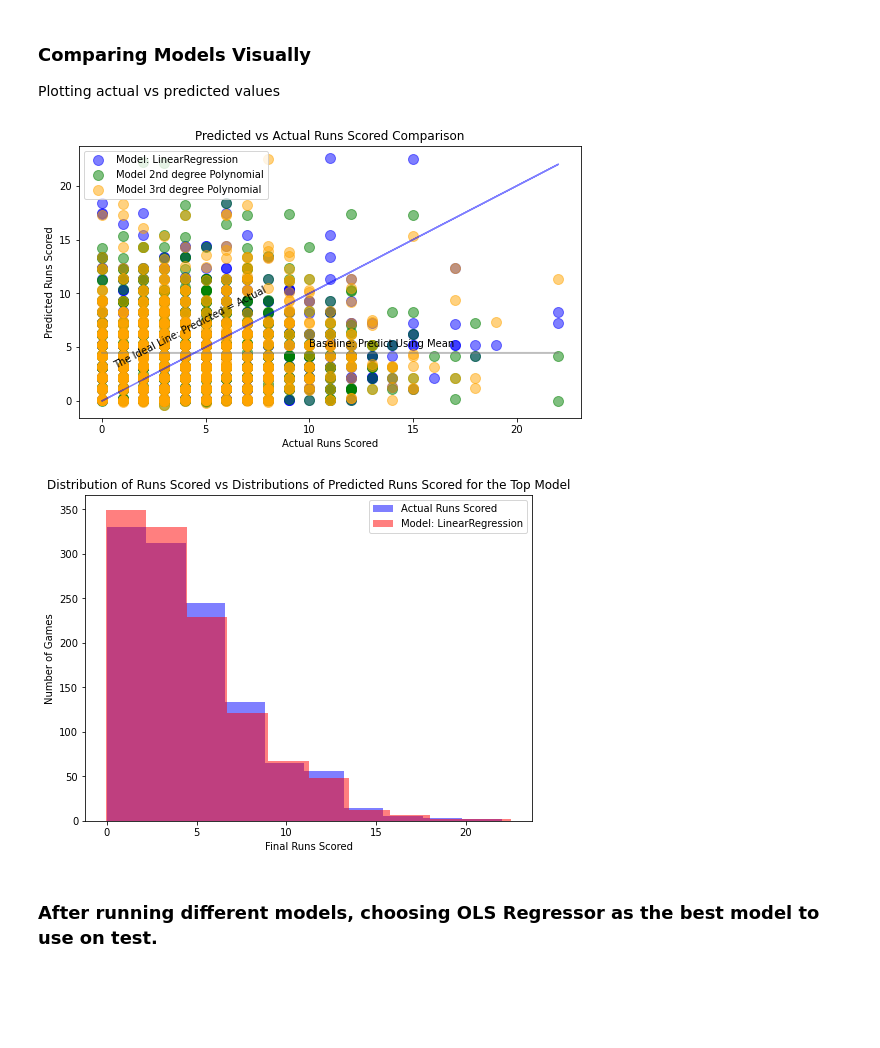
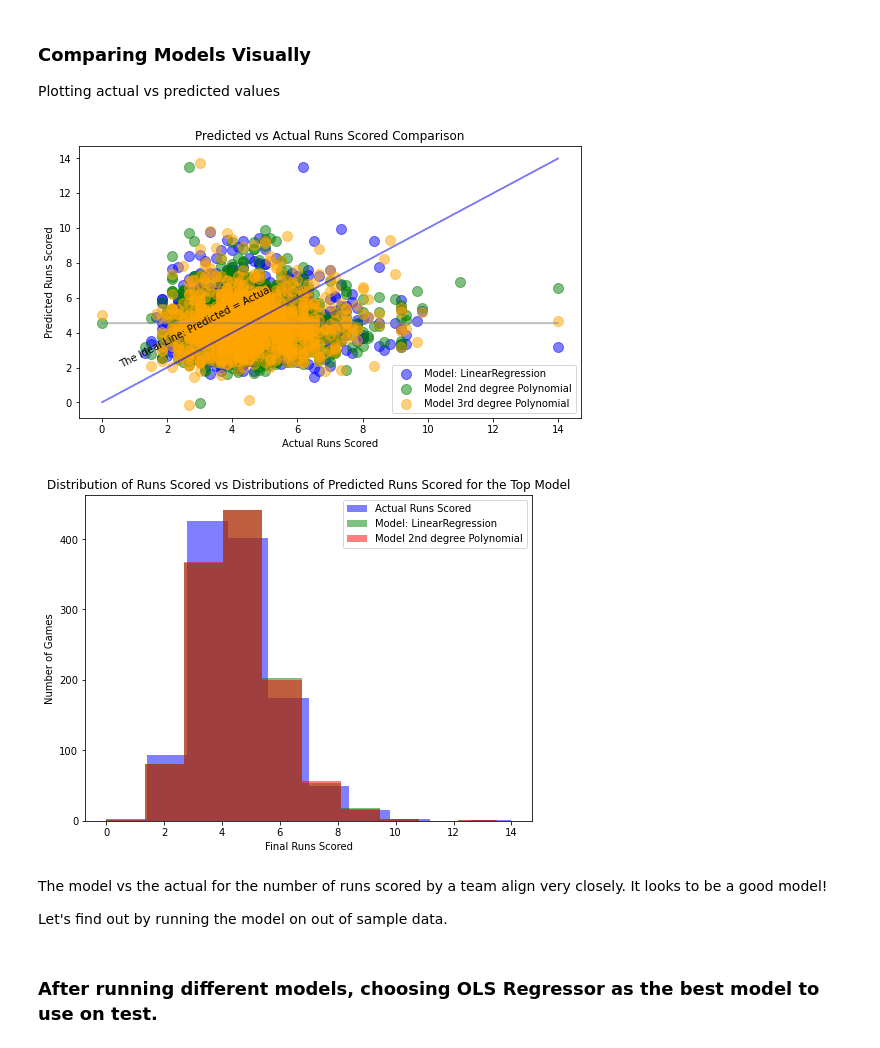
Before and after one commit to veronica-f-reyes/individual-project, a Jupyter notebook: initial_notebook.ipynb, the cells around one changed output. Drawn from its saved outputs; the diff is of its cells as text; code cells hidden in the pictures; blank space fills up the shorter version.

Commit message:
Adjusting models for rolling averages

```diff
--- a/initial_notebook.ipynb
+++ b/initial_notebook.ipynb
@@ -1583,19 +1639,19 @@ lars = LassoLars(alpha=1)
 
 # fit the model to our training data. We must specify the column in y_train,
 # since we have converted it to a dataframe from a series!
-lars.fit(X_train_scaled, y_train.runs_scored)
+lars.fit(X_train_scaled, y_train.roll_runs_scored)
 
 # predict train
 y_train['runs_pred_lars'] = lars.predict(X_train_scaled)
 
 # evaluate: rmse
-rmse_train = mean_squared_error(y_train.runs_scored, y_train.runs_pred_lars) ** (1/2)
+rmse_train = mean_squared_error(y_train.roll_runs_scored, y_train.runs_pred_lars) ** (1/2)
 
 # predict validate
 y_validate['runs_pred_lars'] = lars.predict(X_validate_scaled)
 
 # evaluate: rmse
-rmse_validate = mean_squared_error(y_validate.runs_scored, y_validate.runs_pred_lars) ** (1/2)
+rmse_validate = mean_squared_error(y_validate.roll_runs_scored, y_validate.runs_pred_lars) ** (1/2)
 
 print("RMSE for Lasso + Lars\nTraining/In-Sample: ", rmse_train,
       "\nValidation/Out-of-Sample: ", rmse_validate)
@@ -1628,19 +1684,19 @@ lars = LassoLars(alpha=4)
 
 # fit the model to our training data. We must specify the column in y_train,
 # since we have converted it to a dataframe from a series!
-lars.fit(X_train, y_train.runs_scored)
+lars.fit(X_train, y_train.roll_runs_scored)
 
 # predict train
 y_train['runs_pred_lars'] = lars.predict(X_train_scaled)
 
 # evaluate: rmse
-rmse_train = mean_squared_error(y_train.runs_scored, y_train.runs_pred_lars) ** (1/2)
+rmse_train = mean_squared_error(y_train.roll_runs_scored, y_train.runs_pred_lars) ** (1/2)
 
 # predict validate
 y_validate['runs_pred_lars'] = lars.predict(X_validate_scaled)
 
 # evaluate: rmse
-rmse_validate = mean_squared_error(y_validate.runs_scored, y_validate.runs_pred_lars) ** (1/2)
+rmse_validate = mean_squared_error(y_validate.roll_runs_scored, y_validate.runs_pred_lars) ** (1/2)
 
 print("RMSE for Lasso + Lars\nTraining/In-Sample: ", rmse_train,
       "\nValidation/Out-of-Sample: ", rmse_validate)
@@ -1689,19 +1745,19 @@ lm2 = LinearRegression(normalize=True)
 
 # fit the model to our training data. We must specify the column in y_train,
 # since we have converted it to a dataframe from a series!
-lm2.fit(X_train_degree2, y_train.runs_scored)
+lm2.fit(X_train_degree2, y_train.roll_runs_scored)
 
 # predict train
 y_train['runs_pred_lm2'] = lm2.predict(X_train_degree2)
 
 # evaluate: rmse
-rmse_train = mean_squared_error(y_train.runs_scored, y_train.runs_pred_lm2) ** (1/2)
+rmse_train = mean_squared_error(y_train.roll_runs_scored, y_train.runs_pred_lm2) ** (1/2)
 
 # predict validate
 y_validate['runs_pred_lm2'] = lm2.predict(X_validate_degree2)
 
 # evaluate: rmse
-rmse_validate = mean_squared_error(y_validate.runs_scored, y_validate.runs_pred_lm2) ** 0.5
+rmse_validate = mean_squared_error(y_validate.roll_runs_scored, y_validate.runs_pred_lm2) ** 0.5
 
 print("RMSE for Polynomial Model, degrees=2\nTraining/In-Sample: ", rmse_train,
       "\nValidation/Out-of-Sample: ", rmse_validate)
@@ -1740,19 +1796,19 @@ lm3 = LinearRegression(normalize=True)
 
 # fit the model to our training data. We must specify the column in y_train,
 # since we have converted it to a dataframe from a series!
-lm3.fit(X_train_degree3, y_train.runs_scored)
+lm3.fit(X_train_degree3, y_train.roll_runs_scored)
 
 # predict train
 y_train['runs_pred_lm3'] = lm3.predict(X_train_degree3)
 
 # evaluate: rmse
-rmse_train = mean_squared_error(y_train.runs_scored, y_train.runs_pred_lm3) ** (1/2)
+rmse_train = mean_squared_error(y_train.roll_runs_scored, y_train.runs_pred_lm3) ** (1/2)
 
 # predict validate
 y_validate['runs_pred_lm3'] = lm3.predict(X_validate_degree3)
 
 # evaluate: rmse
-rmse_validate = mean_squared_error(y_validate.runs_scored, y_validate.runs_pred_lm3) ** 0.5
+rmse_validate = mean_squared_error(y_validate.roll_runs_scored, y_validate.runs_pred_lm3) ** 0.5
 
 print("RMSE for Polynomial Model, degrees=3\nTraining/In-Sample: ", rmse_train,
       "\nValidation/Out-of-Sample: ", rmse_validate)
@@ -1792,33 +1848,33 @@ Plotting actual vs predicted values
 # %%
 # y_validate.head()
 plt.figure(figsize=(9,5))
-plt.plot(y_validate.runs_scored, y_validate.runs_pred_mean, alpha=.5, color="gray", label='_nolegend_')
-plt.annotate("Baseline: Predict Using Mean", (10, 5))
-plt.plot(y_validate.runs_scored, y_validate.runs_scored, alpha=.5, color="blue", label='_nolegend_')
-plt.annotate("The Ideal Line: Predicted = Actual", (.5, 3), rotation=27)
+plt.plot(y_validate.roll_runs_scored, y_validate.runs_pred_mean, alpha=.5, color="gray", label='_nolegend_')
+plt.annotate("Baseline: Predict Using Mean", (15, 5))
+plt.plot(y_validate.roll_runs_scored, y_validate.roll_runs_scored, alpha=.5, color="blue", label='_nolegend_')
+plt.annotate("The Ideal Line: Predicted = Actual", (.5, 2), rotation=27)
 
-plt.scatter(y_validate.runs_scored.sample(n=1000), y_validate.runs_pred_lm.sample(n=1000),
+plt.scatter(y_validate.roll_runs_scored.sample(n=1000), y_validate.runs_pred_lm.sample(n=1000),
             alpha=.5, color="blue", s=100, label="Model: LinearRegression")
 #plt.scatter(y_validate.logerror.sample(n=1000), y_validate.logerror_pred_glm.sample(n=1000),
             #alpha=.5, color="yellow", s=100, label="Model: TweedieRegressor")
-plt.scatter(y_validate.runs_scored.sample(n=1000), y_validate.runs_pred_lm2.sample(n=1000),
+plt.scatter(y_validate.roll_runs_scored.sample(n=1000), y_validate.runs_pred_lm2.sample(n=1000),
             alpha=.5, color="green", s=100, label="Model 2nd degree Polynomial")
-plt.scatter(y_validate.runs_scored.sample(n=1000), y_validate.runs_pred_lm3.sample(n=1000),
+plt.scatter(y_validate.roll_runs_scored.sample(n=1000), y_validate.runs_pred_lm3.sample(n=1000),
             alpha=.5, color="orange", s=100, label="Model 3rd degree Polynomial")
 plt.legend()
 plt.xlabel("Actual Runs Scored")
 plt.ylabel("Predicted Runs Scored")
 plt.title("Predicted vs Actual Runs Scored Comparison")
 plt.show()
 # %% [output]
-[figure, old version]
+[figure, new version]
 # %%
 # plot tgo visualize actual vs predicted.
 plt.figure(figsize=(8,6))
-plt.hist(y_validate.runs_scored, color='blue', alpha=.5, label="Actual Runs Scored")
-plt.hist(y_validate.runs_pred_lm, color='red', alpha=.5, label="Model: LinearRegression")
+plt.hist(y_validate.roll_runs_scored, color='blue', alpha=.5, label="Actual Runs Scored")
+plt.hist(y_validate.runs_pred_lm, color='green', alpha=.5, label="Model: LinearRegression")
 #plt.hist(y_validate.runs_pred_glm, color='yellow', alpha=.5, label="Model: TweedieRegressor")
-#plt.hist(y_validate.runs_pred_lm2, color='green', alpha=.5, label="Model 2nd degree Polynomial")
+plt.hist(y_validate.runs_pred_lm2, color='red', alpha=.5, label="Model 2nd degree Polynomial")
 #plt.hist(y_validate.runs_pred_lm3, color='orange', alpha=.5, label="Model 3rd degree Polynomial")
 plt.xlabel("Final Runs Scored")
 plt.ylabel("Number of Games")
@@ -1826,7 +1882,11 @@ plt.title("Distribution of Runs Scored vs Distributions of Predicted Runs Scored
 plt.legend()
 plt.show()
 # %% [output]
-[figure, old version]
+[figure, new version]
+# %% [markdown]
+The model vs the actual for the number of runs scored by a team align very closely.  It looks to be a good model!
+
+Let's find out by running the model on out of sample data.
 # %% [markdown]
 ### After running different models, choosing OLS Regressor as the best model to use on test.
 # %% [markdown]
```
Also changed, not shown: parts of 88 cells of this notebook, 2 other files.
